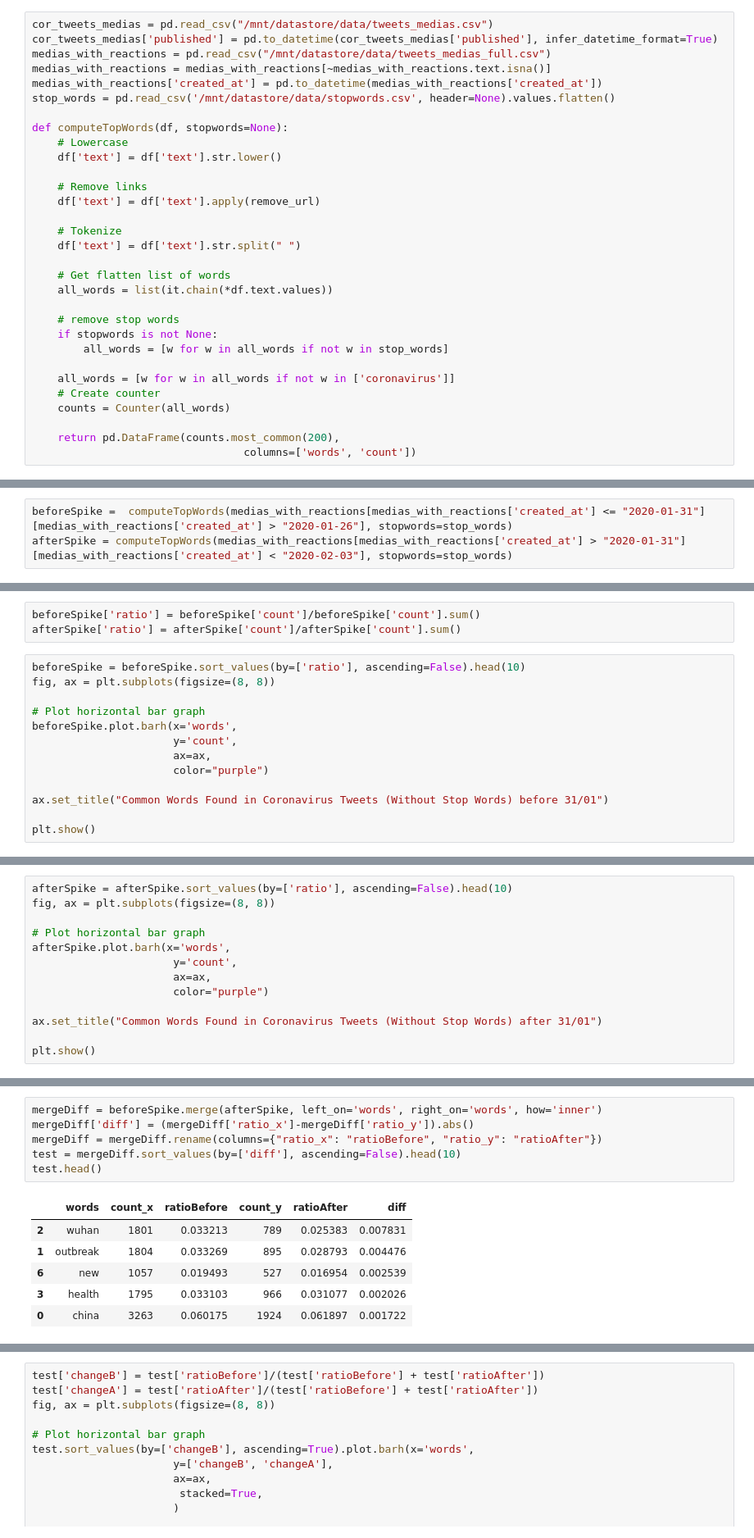
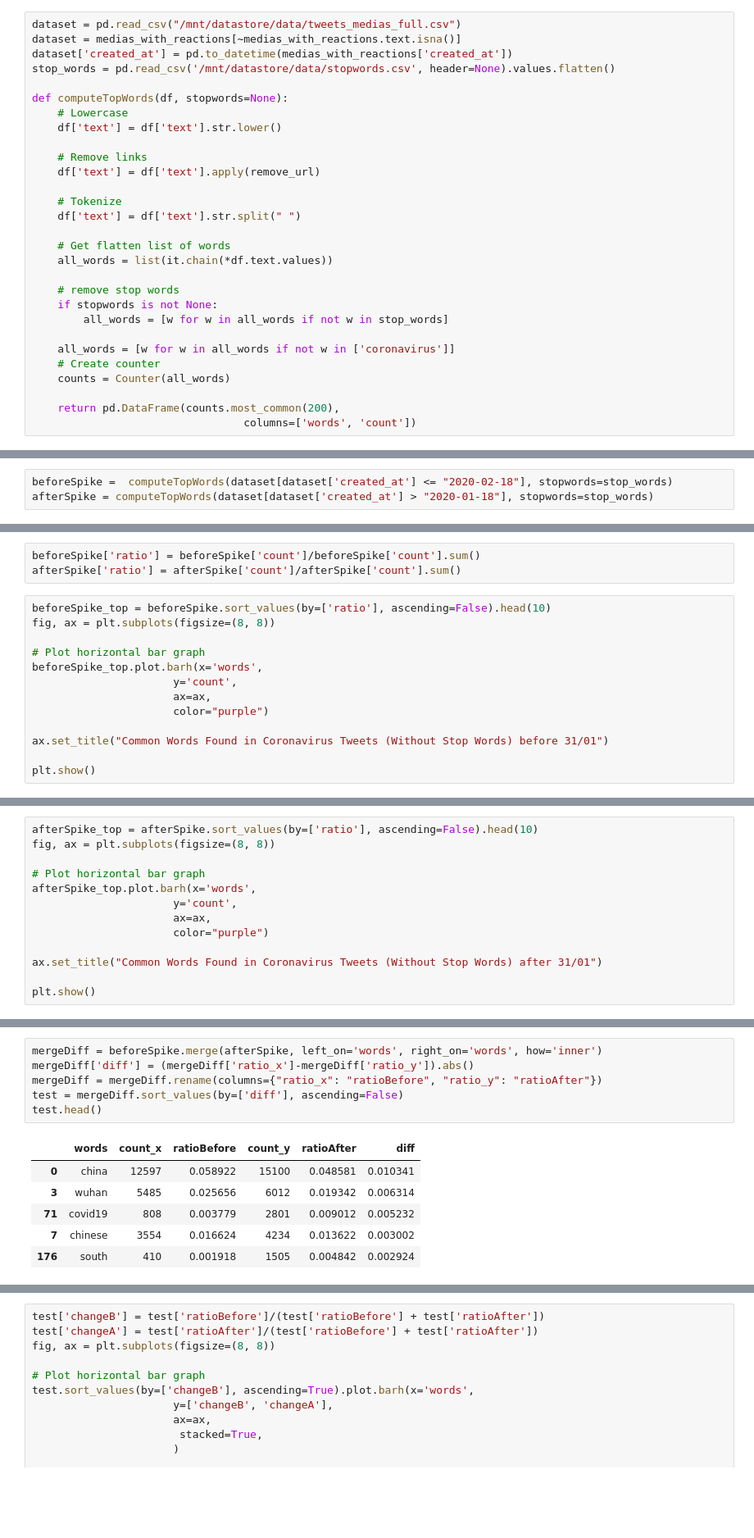
Before and after one commit to JRappaz/Panorama, a Jupyter notebook: notebooks/COVID.ipynb, the cells around one changed output, grey strips where cells are left out. Shown at 82% size. Drawn from its saved outputs; the diff is of its cells as text; blank space fills up the shorter version.

```diff
--- a/notebooks/COVID.ipynb
+++ b/notebooks/COVID.ipynb
@@ -350,11 +350,9 @@ No handles with labels found to put in legend.
 
 > Preprocess tweets, lower, remove urls, etc...
 # %%
-cor_tweets_medias = pd.read_csv("/mnt/datastore/data/tweets_medias.csv")
-cor_tweets_medias['published'] = pd.to_datetime(cor_tweets_medias['published'], infer_datetime_format=True)
-medias_with_reactions = pd.read_csv("/mnt/datastore/data/tweets_medias_full.csv")
-medias_with_reactions = medias_with_reactions[~medias_with_reactions.text.isna()]
-medias_with_reactions['created_at'] = pd.to_datetime(medias_with_reactions['created_at'])
+dataset = pd.read_csv("/mnt/datastore/data/tweets_medias_full.csv")
+dataset = medias_with_reactions[~medias_with_reactions.text.isna()]
+dataset['created_at'] = pd.to_datetime(medias_with_reactions['created_at'])
 stop_words = pd.read_csv('/mnt/datastore/data/stopwords.csv', header=None).values.flatten()
 
 def computeTopWords(df, stopwords=None):
@@ -396,5 +394,5 @@ all_top.head(10)
 | 8 | people | 4292 |
 | 9 | confirmed | 4271 |
 # %%
-beforeSpike =  computeTopWords(medias_with_reactions[medias_with_reactions['created_at'] <= "2020-01-31"][medias_with_reactions['created_at'] > "2020-01-26"], stopwords=stop_words)
-afterSpike = computeTopWords(medias_with_reactions[medias_with_reactions['created_at'] > "2020-01-31"][medias_with_reactions['created_at'] < "2020-02-03"], stopwords=stop_words)
+beforeSpike =  computeTopWords(dataset[dataset['created_at'] <= "2020-02-18"], stopwords=stop_words)
+afterSpike = computeTopWords(dataset[dataset['created_at'] > "2020-01-18"], stopwords=stop_words)
@@ -402,11 +416,11 @@ afterSpike = computeTopWords(medias_with_reactions[medias_with_reactions['create
 beforeSpike['ratio'] = beforeSpike['count']/beforeSpike['count'].sum()
 afterSpike['ratio'] = afterSpike['count']/afterSpike['count'].sum()
 # %%
-beforeSpike = beforeSpike.sort_values(by=['ratio'], ascending=False).head(10)
+beforeSpike_top = beforeSpike.sort_values(by=['ratio'], ascending=False).head(10)
 fig, ax = plt.subplots(figsize=(8, 8))
 
 # Plot horizontal bar graph
-beforeSpike.plot.barh(x='words',
+beforeSpike_top.plot.barh(x='words',
                       y='count',
                       ax=ax,
                       color="purple")
@@ -419,9 +433,9 @@ plt.show()
 # %%
-afterSpike = afterSpike.sort_values(by=['ratio'], ascending=False).head(10)
+afterSpike_top = afterSpike.sort_values(by=['ratio'], ascending=False).head(10)
 fig, ax = plt.subplots(figsize=(8, 8))
 
 # Plot horizontal bar graph
-afterSpike.plot.barh(x='words',
+afterSpike_top.plot.barh(x='words',
                       y='count',
                       ax=ax,
                       color="purple")
@@ -434,13 +448,13 @@ plt.show()
 # %%
 mergeDiff = beforeSpike.merge(afterSpike, left_on='words', right_on='words', how='inner')
 mergeDiff['diff'] = (mergeDiff['ratio_x']-mergeDiff['ratio_y']).abs()
 mergeDiff = mergeDiff.rename(columns={"ratio_x": "ratioBefore", "ratio_y": "ratioAfter"})
-test = mergeDiff.sort_values(by=['diff'], ascending=False).head(10)
+test = mergeDiff.sort_values(by=['diff'], ascending=False)
 test.head()
 # %% [output]
 |  | words | count_x | ratioBefore | count_y | ratioAfter | diff |
-| 2 | wuhan | 1801 | 0.033213 | 789 | 0.025383 | 0.007831 |
-| 1 | outbreak | 1804 | 0.033269 | 895 | 0.028793 | 0.004476 |
-| 6 | new | 1057 | 0.019493 | 527 | 0.016954 | 0.002539 |
-| 3 | health | 1795 | 0.033103 | 966 | 0.031077 | 0.002026 |
-| 0 | china | 3263 | 0.060175 | 1924 | 0.061897 | 0.001722 |
+| 0 | china | 12597 | 0.058922 | 15100 | 0.048581 | 0.010341 |
+| 3 | wuhan | 5485 | 0.025656 | 6012 | 0.019342 | 0.006314 |
+| 71 | covid19 | 808 | 0.003779 | 2801 | 0.009012 | 0.005232 |
+| 7 | chinese | 3554 | 0.016624 | 4234 | 0.013622 | 0.003002 |
+| 176 | south | 410 | 0.001918 | 1505 | 0.004842 | 0.002924 |
```
Also changed, not shown: parts of 16 cells of this notebook.
